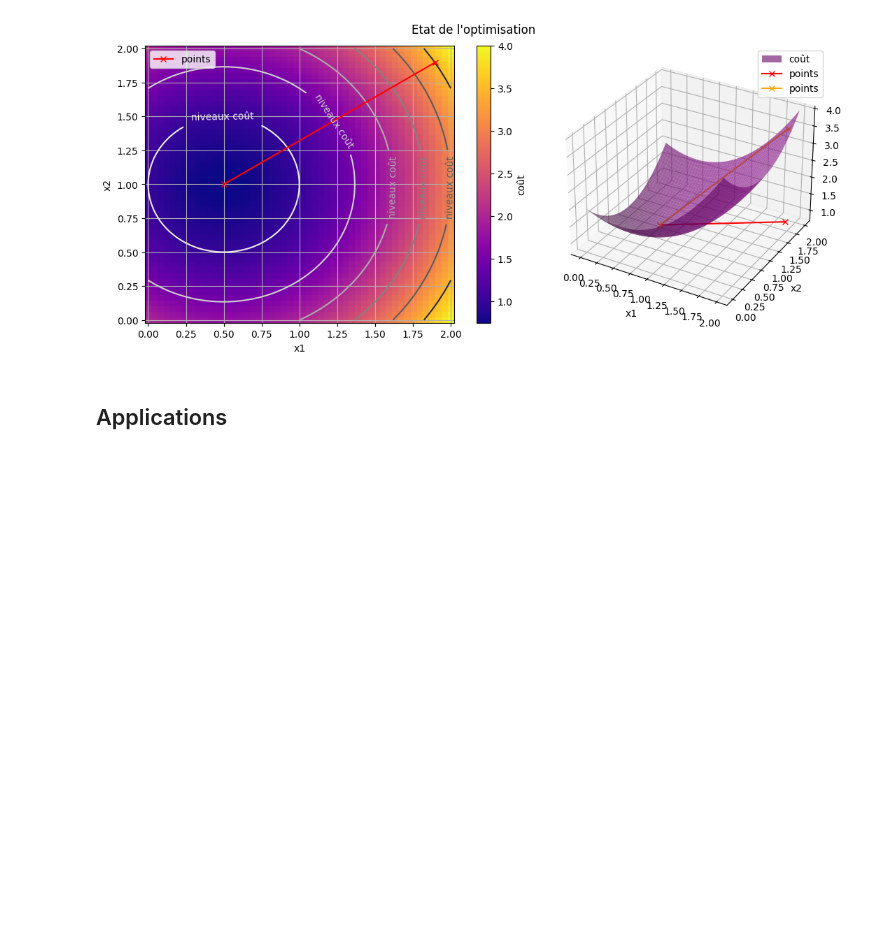
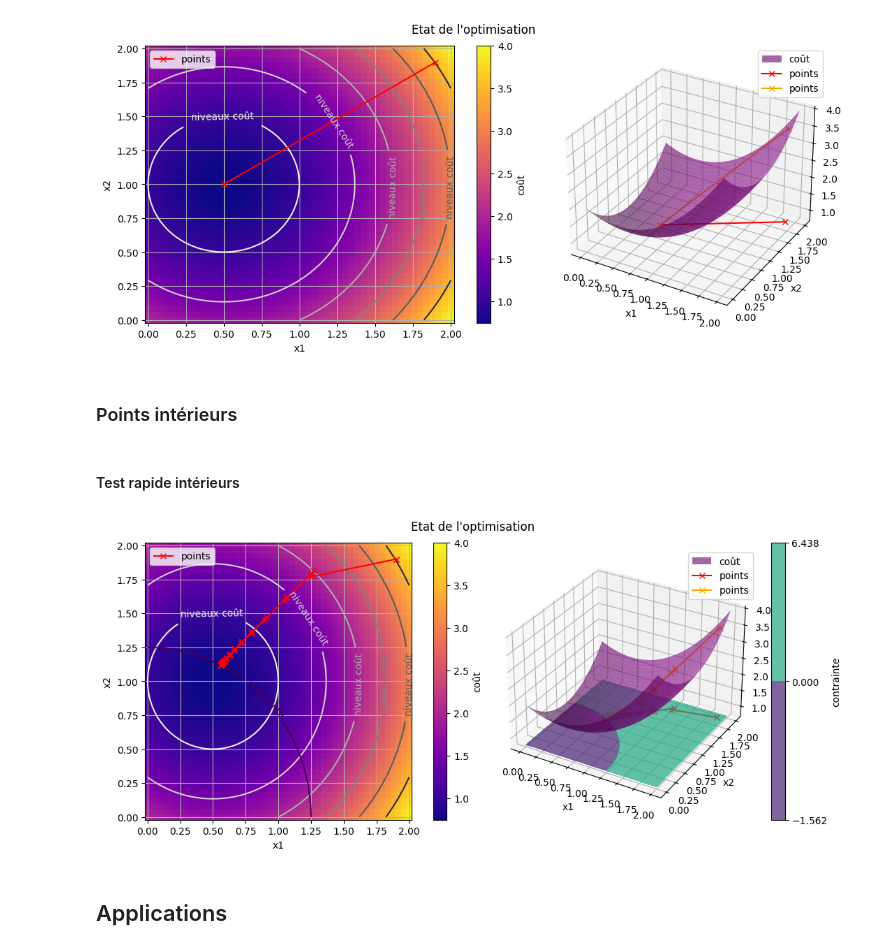
Before and after one commit to lattes314/Jupyter, a Jupyter notebook: optimManon.ipynb, the cells around one changed output. Cells and saved outputs as stored; diff of their text form; code cells hidden in the pictures; blank space fills up the shorter version.

Commit message:
Points intérieurs validés.

```diff
--- a/optimManon.ipynb
+++ b/optimManon.ipynb
@@ -209,5 +213,55 @@ points, error, nbxIter = newton(gradient, hess, np.array([[1.9],[1.9]]), 1e-5, 2
 comparaison3DPlot(f_test2,[X,Y],points=points)
 # %% [output]
 [figure]
+# %% [markdown]
+### Points intérieurs
+# %%
+def interiorPoint(gradient: Callable[[Vector, float], Vector],
+                  hess: Callable[[Vector, float], Matrix],
+                  x0: Vector, tolerance: float, maxIter: int,
+                  t0: float, eps: float, mu: float) -> (VectorArray, float, int):
+    """Methodes des points intérieurs."""
+    # Initialisation
+    points = x0.copy()
+    x = x0
+    nbxIter = 0
+    t = t0
+
+    # Boucle
+    while 1/t>eps and nbxIter <= maxIter:
+        pointsNewton, errorNewton, nbxIterNewton = newton(lambda x: gradient(x,t), lambda x: hess(x,t), x, tolerance, maxIter)
+        error = errorNewton
+        points = np.concatenate((points, pointsNewton.copy()), axis=1)
+
+        t = mu*t
+        x[:,0] = pointsNewton[:,-1]
+        nbxIter += 1
+
+    return points, error, nbxIter
+# %% [markdown]
+#### Test rapide intérieurs
+# %%
+f_test2 = lambda points: (points[0,:]-1)**2+ (points[1,:]-1)**2 + points[0,:]
+h_test2 = lambda points: points[0,:]**2+points[1,:]**2-1.25**2
+
+def gradient(x,t):
+    gradf = lambda x: 2*np.array([[x[0,0]-0.5],[x[1,0]-1]])
+    gradh = lambda x: 2/h_test2(x)*np.array([[x[0,0]],[x[1,0]]])
+    gradlog = lambda x: np.array([[1/x[0,0]],[1/x[1,0]]])
+    return t*gradf(x)-gradh(x)-gradlog(x)
+
+def hess(x,t):
+    hessf = lambda x: 2*np.eye(2)
+    hessh = lambda x: -4/(h_test2(x)**2)*np.array([[x[0,0]**2, x[0,0]*x[1,0]],[x[0,0]*x[1,0], x[1,0]**2]]) + 2/h_test2(x)*np.eye(2)
+    hesslog = lambda x: -np.array([[(1/x[0,0]**2), 0],[0, 1/(x[1,0]**2)]])
+    return t*hessf(x)-hessh(x)-hesslog(x)
+
+Xdomain = np.linspace(0,2)
+X,Y = np.meshgrid(Xdomain,Xdomain)
+points, error, nbxIter = interiorPoint(gradient, hess, np.array([[1.9],[1.9]]), 1e-5, 20, 1, 1e-6, 1.7)
+
+comparaison3DPlot(f_test2,[X,Y],h_test2, points)
+# %% [output]
+[figure, added]
 # %% [markdown]
 ## Applications
```
Also changed, not shown: parts of 4 cells of this notebook.
